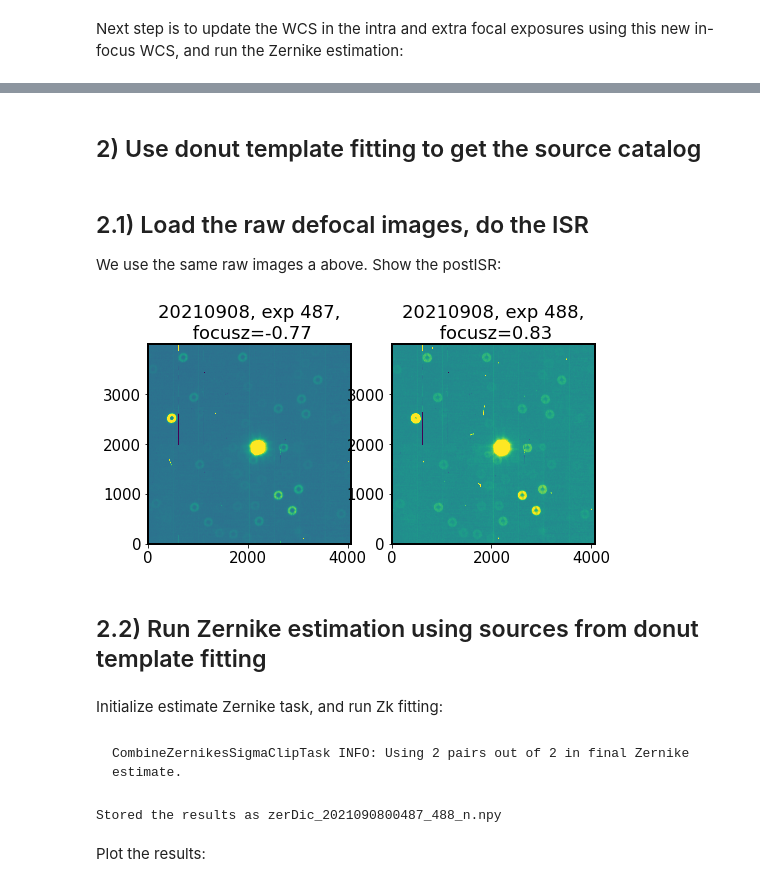
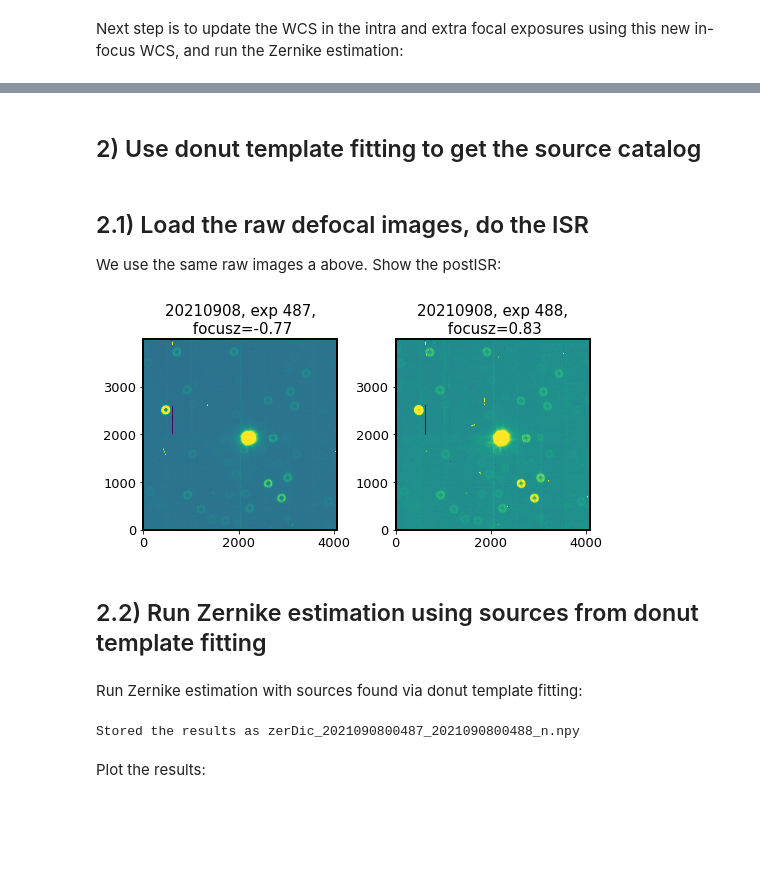
Before and after one commit to lsst-sitcom/sitcomtn-038, a Jupyter notebook: index.ipynb, the cells around one changed output, grey strips where cells are left out. Cells and saved outputs as stored; diff of their text form; code cells hidden in the pictures; blank space fills up the shorter version.

```diff
--- a/index.ipynb
+++ b/index.ipynb
@@ -665,17 +910,18 @@ pt.plot_donut_stamps(don)
 # %% [markdown]
-## 2) Use donut template fitting to get the source catalog <a id='template'></a>
+## 2) Use donut template fitting to get the source catalog
 # %% [markdown]
-## 2.1) Load the raw defocal images, do the ISR <a id='loadDefocal'></a>
-
+## 2.1) Load the raw defocal images, do the ISR
 We use the same raw images a above. Show the postISR:
 # %%
-pt.preview_exposures(year_month_day='20210908', exp_start=487, exp_end=489,
-                    dataset_ref_or_type='postISRCCD',
-                    collection='u/scichris/Latiss/postISRex')
+pt.preview_exposures(year_month_day='20210908',
+                     exp_start=487, exp_end=489,
+                     dataset_ref_or_type='postISRCCD',
+                     collection='u/scichris/Latiss/postISRex'
+                    )
 # %% [output]
-[figure, old version]
+[figure, new version]
 # %% [markdown]
-## 2.2) Run Zernike estimation using sources from donut template fitting <a id='fitDonuts'></a>
+## 2.2) Run Zernike estimation using sources from donut template fitting
 # %%
 %matplotlib inline
 
@@ -716,27 +1023,9 @@ def fit_zernikes(donutDetectTask,estimateZernikeTask,
 # %% [markdown]
-Initialize estimate Zernike task, and run Zk fitting:
+Run Zernike estimation with sources found via donut template fitting:
 # %%
-donutDetectConfig = GenerateDonutDirectDetectTaskConfig(donutTemplateSize = 200,
-                                            instName = 'auxTel',
-                                            opticalModel = 'onAxis',
-                                            peakThreshold = 0.99,
-                                            binaryChoice = 'deblend') # adaptative image thresholding
-donutDetectTask = GenerateDonutDirectDetectTask(config=donutDetectConfig)
-
-
-estimateZernikeConfig = EstimateZernikesLatissTaskConfig(donutStampSize=200,
-                                                         donutTemplateSize=200,
-                                                         opticalModel='onAxis')
-estimateZernikeTask = EstimateZernikesLatissTask(config=estimateZernikeConfig)
-
-# initialize the butler
-butler = dafButler.Butler('/repo/main/')
-
-fit_zernikes(donutDetectTask, estimateZernikeTask, expIntra=487, expExtra=488, yearMonthDay='20210908',
-             collection='u/scichris/Latiss/postISRex',)
+fname = fit_zernikes_donut_template()
 # %% [output]
-CombineZernikesSigmaClipTask INFO: Using 2 pairs out of 2 in final Zernike estimate.
-Stored the results as zerDic_2021090800487_488_n.npy
+Stored the results as zerDic_2021090800487_2021090800488_n.npy
 # %% [markdown]
 Plot the results:
 # %%
```
Also changed, not shown: parts of 40 cells of this notebook.
